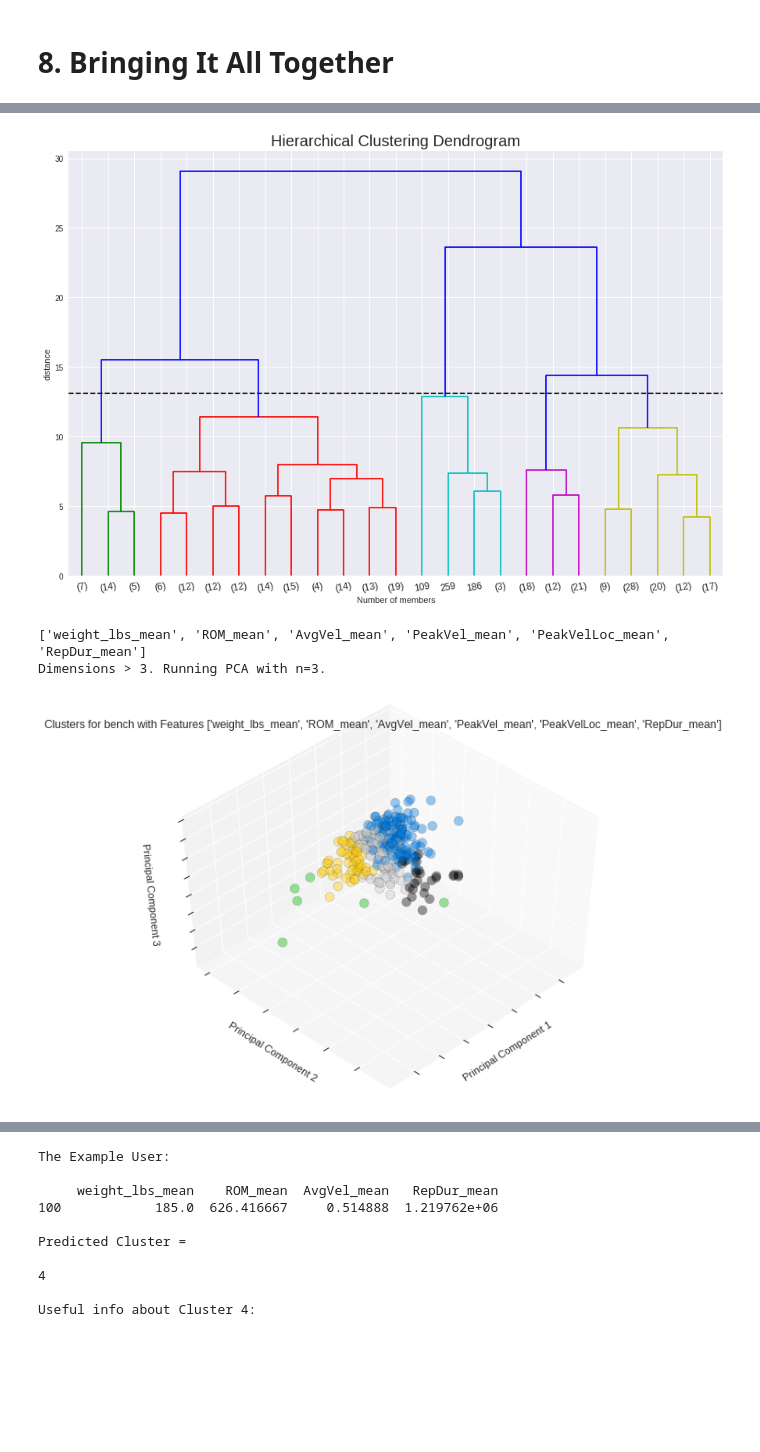
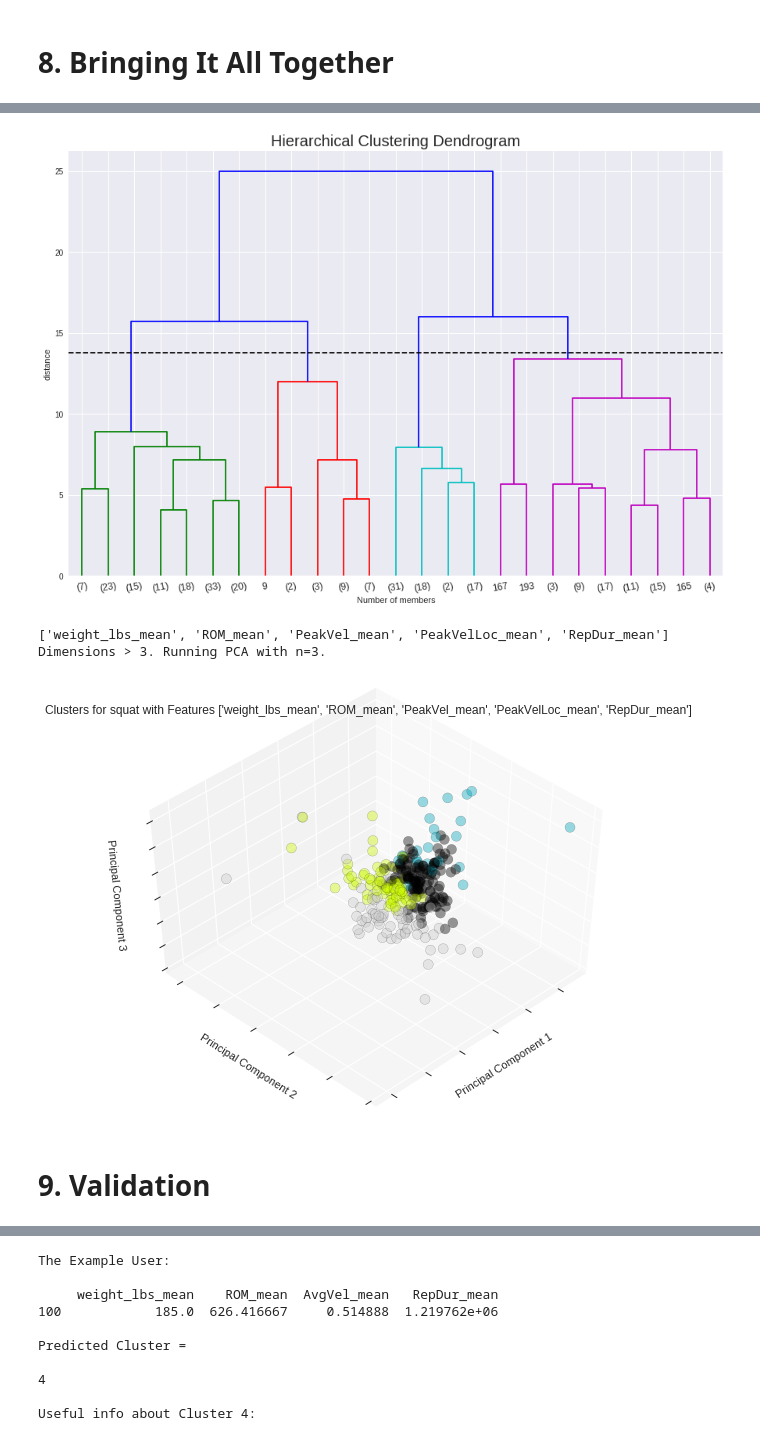
Before and after one commit to YuliaZamriy/W207_Group_Project, a Jupyter notebook: w207_openbarbell_part2_lifter_segmentation.ipynb, the cells around one changed output, grey strips where cells are left out. Saved outputs shown, nothing was run; the diff lists cells and outputs as text; code cells hidden in the pictures; blank space fills up the shorter version.

```diff
--- a/w207_openbarbell_part2_lifter_segmentation.ipynb
+++ b/w207_openbarbell_part2_lifter_segmentation.ipynb
@@ -1027,14 +1144,14 @@ if workoutID:
     group_cols.append('workoutID')
 # %%
 #@title Select Exercise
-exercise = "bench" #@param ["squat", "bench", "deadlift"]
+exercise = "squat" #@param ["squat", "bench", "deadlift"]
 # %%
 #@title Select Feature Columns
 rpe_num = False  #@param {type:"boolean"}
 weight_lbs = True  #@param {type:"boolean"}
 RepCount = False  #@param {type:"boolean"}
 ROM = True  #@param {type:"boolean"}
-AvgVel = True  #@param {type:"boolean"}
+AvgVel = False  #@param {type:"boolean"}
 PeakVel = True  #@param {type:"boolean"}
 PeakVelLoc = True  #@param {type:"boolean"}
 RepDur = True  #@param {type:"boolean"}
@@ -1080,7 +1197,7 @@ if np_std:
 # %%
 #@title Hierarchical Clustering Setup
 
-cutoff = 0.45  #@param {type:"slider", min:0, max:1, step:0.01}
+cutoff = 0.55  #@param {type:"slider", min:0, max:1, step:0.01}
 # https://docs.scipy.org/doc/scipy/reference/generated/scipy.cluster.hierarchy.linkage.html
 linkage_algo = 'ward'  #@param ["ward", "single", "complete", "average", "weighted", "centroid"]
 # https://docs.scipy.org/doc/scipy/reference/generated/scipy.spatial.distance.pdist.html
@@ -1093,7 +1210,7 @@ def lifter_segmentation(data, exercise, group_cols, feature_cols, aggregator_fun
     print()
     df_imputed = impute_data(df_grouped, verbose=verbose)
     print()
-    df_clean, _ = standardize_data(df_imputed, verbose=VERBOSE)
+    df_clean, _ = standardize_data(df_imputed, verbose=verbose)
     print()
     df_train, df_test = train_test_split(df_clean, test_size=0.1, shuffle=True, random_state=5)
     print()
@@ -1104,7 +1221,7 @@ def lifter_segmentation(data, exercise, group_cols, feature_cols, aggregator_fun
     print()
     visualize_clusters(df_train, final_features, clusters['Cluster'], title="Clusters for {0} with Features {1}".format(exercise, final_features))
 
-    return df_train, df_test, clusters
+    return clusters
 # %%
-_, _, _ = lifter_segmentation(df, exercise, group_cols, feature_cols, aggregator_funcs, cutoff, linkage_algo, distance_algo, dendo=True, verbose=VERBOSE)
+squat_clusters = lifter_segmentation(df, exercise, group_cols, feature_cols, aggregator_funcs, cutoff, linkage_algo, distance_algo, dendo=True)
 # %% [output]
@@ -1127,5 +1237,7 @@ PeakVel_mean            0.67
 Name: Cluster, dtype: int64
-[figure, old version]
+[figure, new version]
-['weight_lbs_mean', 'ROM_mean', 'AvgVel_mean', 'PeakVel_mean', 'PeakVelLoc_mean', 'RepDur_mean']
+['weight_lbs_mean', 'ROM_mean', 'PeakVel_mean', 'PeakVelLoc_mean', 'RepDur_mean']
 Dimensions > 3. Running PCA with n=3.
-[figure, old version]
+[figure, new version]
+# %% [markdown]
+# 9. Validation
```
Also changed, not shown: parts of 56 cells of this notebook.
